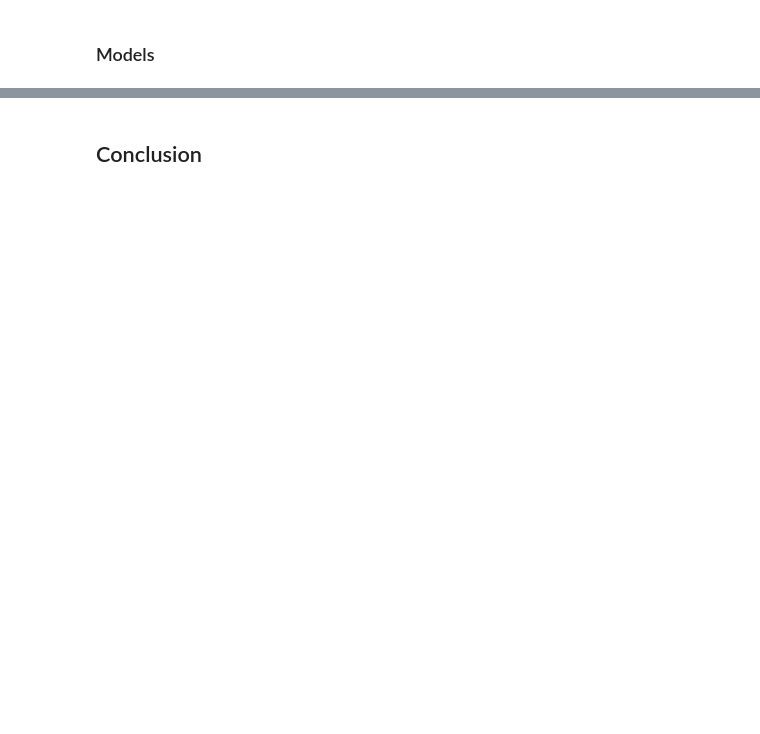
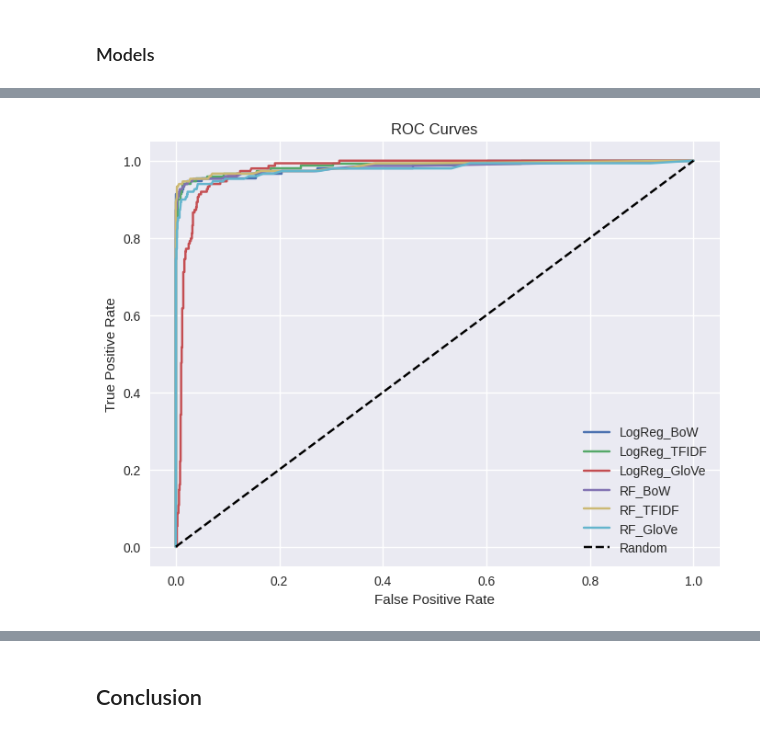
Before and after one commit to nickolas-z/DEEP-LEARNING-FOR-COMPUTER-VISION-AND-NLP, a Jupyter notebook: homework/dz_topic_10_ZubchykMM.ipynb, the cells around one changed output, grey strips where cells are left out. Drawn from its saved outputs; the diff is of its cells as text; code cells hidden in the pictures; blank space fills up the shorter version.

```diff
--- a/homework/dz_topic_10_ZubchykMM.ipynb
+++ b/homework/dz_topic_10_ZubchykMM.ipynb
@@ -27,7 +29,9 @@ plt.style.use("seaborn-v0_8")
 # %% [markdown]
 ### Load data
 # %%
-file_path = os.path.expanduser("~/Projects/DataSets/GoIT/EmailSpamDetectionDataset/spam.csv")
+dataset_path = os.path.expanduser("~/Projects/DataSets/GoIT/EmailSpamDetectionDataset")
+datasets_path = os.path.expanduser("~/Projects/DataSets/GoIT")
+file_path = os.path.join(dataset_path, "spam.csv")
 
 df = pd.read_csv(file_path, encoding="latin-1")
 df = df.rename(columns={"v1": "label", "v2": "text"})
@@ -68,7 +72,7 @@ lemmatizer = WordNetLemmatizer()
 
 def preprocess_text(text):
     text = text.lower()
-    text = re.sub(r"[^a-z\s]", " ", text)
+    text = re.sub(r"[^a-z0-9\s]", " ", text)
     tokens = text.split()
     tokens = [word for word in tokens if word not in stop_words]
     tokens = [lemmatizer.lemmatize(word) for word in tokens]
@@ -140,7 +144,8 @@ Example values of TF-IDF for the first 5 words of the first message:
 # %% [markdown]
 #### GloVe
 # %%
-glove_path = os.path.expanduser("~/Projects/DataSets/GoIT/EmailSpamDetectionDataset/glove.6B.200d.txt")
+glove_path = os.path.join(datasets_path, "Glove/glove.6B.200d.txt")
+
 embedding_index = {}
 with open(glove_path, "r", encoding="utf8") as f:
     for line in f:
@@ -271,0 +490,29 @@ plt.show()
+# %%
+def plot_roc_curves(model_info_list, y_true):
+    """Plots ROC curves for multiple models."""
+    plt.figure(figsize=(8, 6))
+    for name, model, X_te in model_info_list:
+        if hasattr(model, "predict_proba"):
+            y_prob = model.predict_proba(X_te)[:, 1]
+        else:
+            y_prob = model.decision_function(X_te)
+        fpr, tpr, _ = roc_curve(y_true, y_prob)
+        plt.plot(fpr, tpr, label=name)
+    plt.plot([0, 1], [0, 1], 'k--', label='Random')
+    plt.xlabel('False Positive Rate')
+    plt.ylabel('True Positive Rate')
+    plt.title('ROC Curves')
+    plt.legend()
+    plt.show()
+# %%
+model_info = [
+    ("LogReg_BoW", joblib.load("LogReg_BoW.joblib"), X_test_bow),
+    ("LogReg_TFIDF", joblib.load("LogReg_TFIDF.joblib"), X_test_tfidf),
+    ("LogReg_GloVe", joblib.load("LogReg_GloVe.joblib"), X_test_glove),
+    ("RF_BoW", joblib.load("RF_BoW.joblib"), X_test_bow),
+    ("RF_TFIDF", joblib.load("RF_TFIDF.joblib"), X_test_tfidf),
+    ("RF_GloVe", joblib.load("RF_GloVe.joblib"), X_test_glove)
+]
+plot_roc_curves(model_info, y_test)
+# %% [output]
+[figure, added]
```
Also changed, not shown: parts of 34 cells of this notebook, 6 other files.
